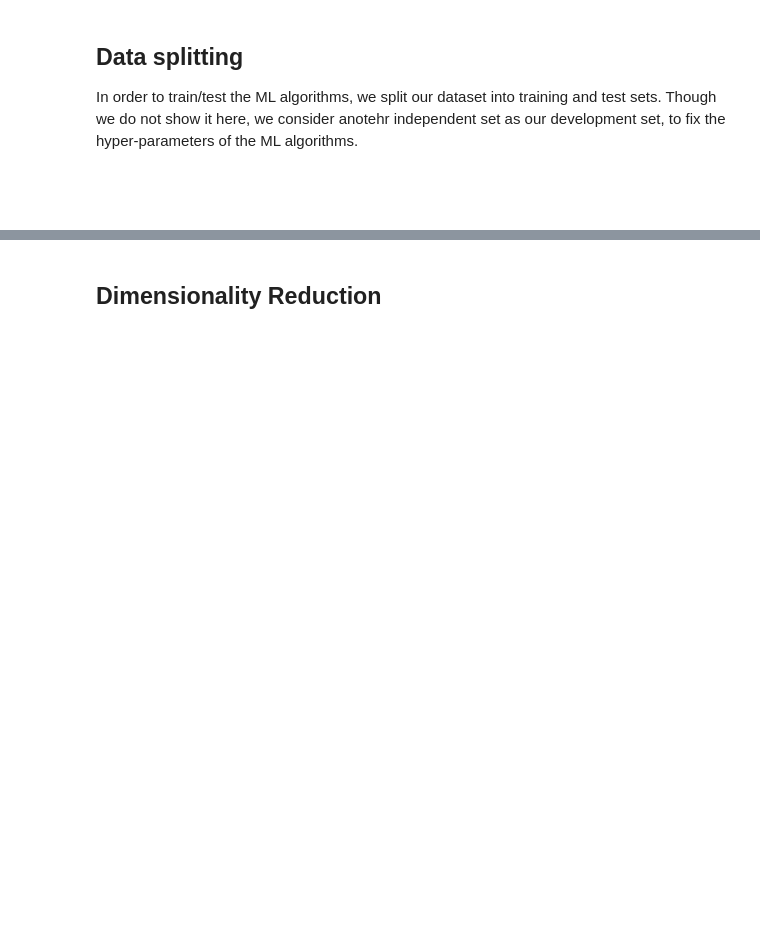
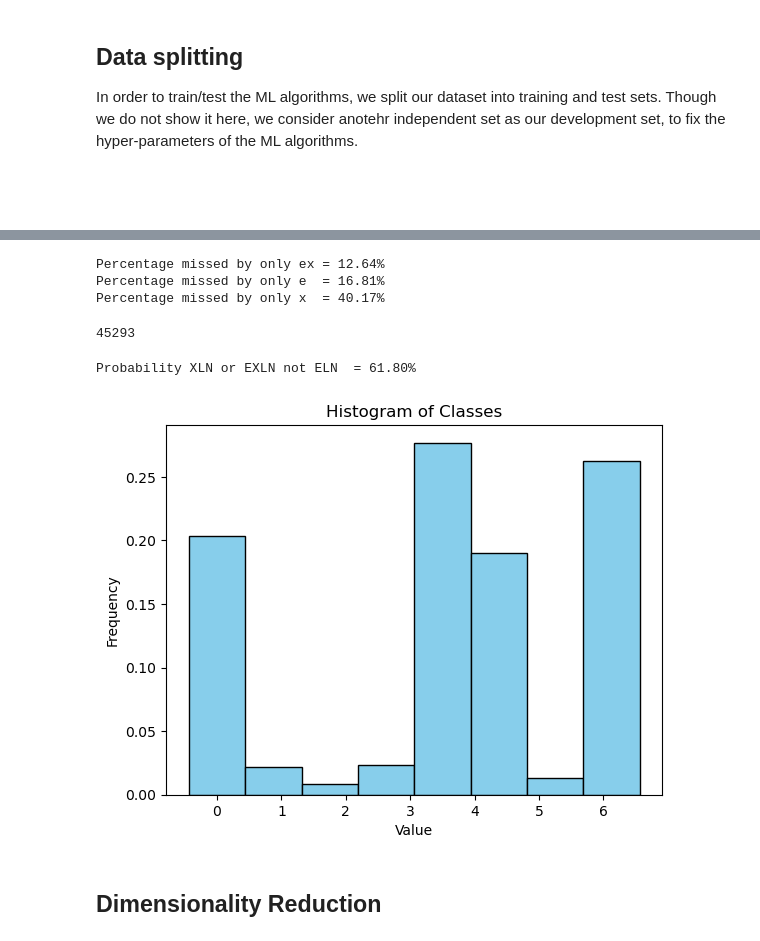
Before and after one commit to Srishti-Goel/Neutrino-Flavour-Oscillations-in-Supernovae, a Jupyter notebook: code/fastModes_all_crossings.ipynb, the cells around one changed output, grey strips where cells are left out. Saved outputs shown, nothing was run; the diff lists cells and outputs as text; code cells hidden in the pictures; blank space fills up the shorter version.

```diff
--- a/code/fastModes_all_crossings.ipynb
+++ b/code/fastModes_all_crossings.ipynb
@@ -503,3 +472,41 @@ Using classes: ['no crossing', 'crossing ex', 'crossing e', 'crossing ex, e', 'c
+# %%
+n_ex = np.sum(y==1) + np.sum(y==3) + np.sum(y==5) + np.sum(y==7)
+n_e  = np.sum(y==2) + np.sum(y==3) + np.sum(y==6) + np.sum(y==7)
+n_x  = np.sum(y==4) + np.sum(y==5) + np.sum(y==6) + np.sum(y==7)
+n_all = np.sum(y>0)
+
+print(f"Percentage missed by only ex = {((1 - n_ex/n_all) * 100):.2f}%")
+print(f"Percentage missed by only e  = {((1 - n_e/n_all) * 100):.2f}%")
+print(f"Percentage missed by only x  = {((1 - n_x/n_all) * 100):.2f}%")
+n_all
+# %% [output]
+Percentage missed by only ex = 12.64%
+Percentage missed by only e  = 16.81%
+Percentage missed by only x  = 40.17%
+45293
+# %%
+n_xeln_or_xln_not_eln = np.sum(y==1) + np.sum(y==4) + np.sum(y==5)
+n_not_eln = np.sum(y==0) + np.sum(y==1) + np.sum(y==4) + np.sum(y==5)
+
+print(f"Probability XLN or EXLN not ELN  = {((n_xeln_or_xln_not_eln / n_not_eln) * 100):.2f}%")
+# %% [output]
+Probability XLN or EXLN not ELN  = 61.80%
+# %%
+# Compute the histogram
+hist, bins = np.histogram(y, bins=8)
+
+# Plot the histogram using bar plot
+plt.bar(bins[:-1], hist/np.sum(hist), width=np.diff(bins), color='skyblue', edgecolor='black')
+
+# Add labels and title
+plt.xlabel('Value')
+plt.ylabel('Frequency')
+plt.title('Histogram of Classes')
+
+# Display the histogram
+plt.show()
+# %% [output]
+[figure, added]
 # %% [markdown]
 ## Dimensionality Reduction
 # %%
```
Also changed, not shown: parts of 43 cells of this notebook, 1 other file.
